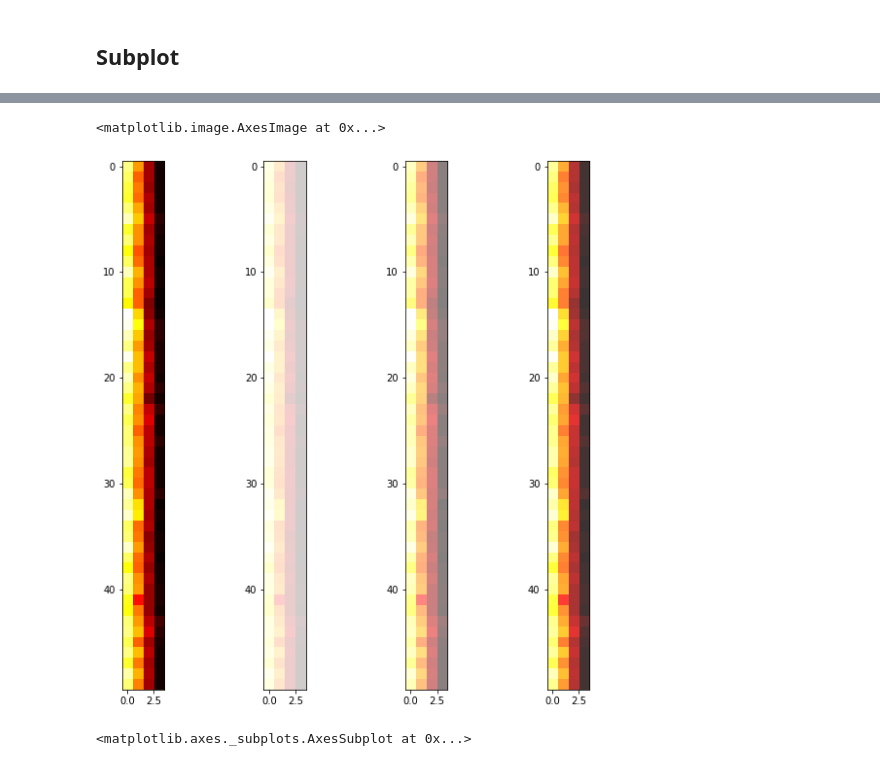
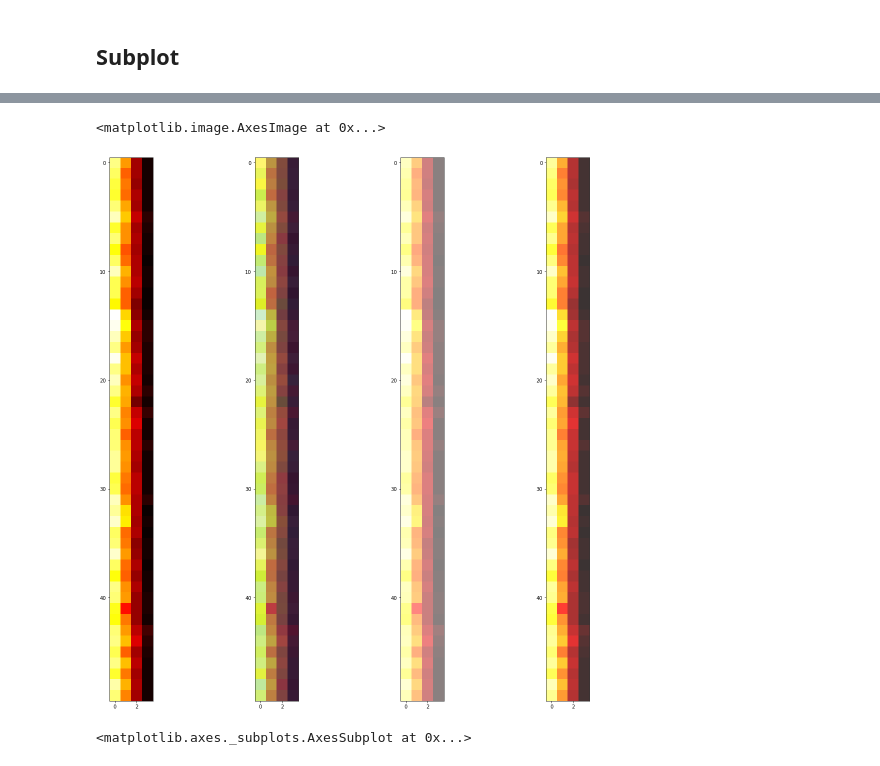
Before and after one commit to nannthd/BasicProg_DataViz65, a Jupyter notebook: DataViz01_Table_Data.ipynb, the cells around one changed output, grey strips where cells are left out. Cells and saved outputs as stored; diff of their text form; code cells hidden in the pictures.

```diff
--- a/DataViz01_Table_Data.ipynb
+++ b/DataViz01_Table_Data.ipynb
@@ -85,7 +87,7 @@ import matplotlib
 # %% [markdown]
 ## Heatmap matrix
 # %%
-matplotlib.rcParams['figure.figsize']=[25,25] #กำหนดขนาดของ figure
+#matplotlib.rcParams['figure.figsize']=[25,25] #กำหนดขนาดของ figure
 plt.imshow(df.iloc[:,:-1],interpolation='nearest')
 # %% [output]
 <matplotlib.image.AxesImage at 0x...>
@@ -98,6 +100,6 @@ plt.imshow(df.iloc[:,:-1],interpolation='nearest',cmap = 'hot')
 # %% [markdown]
 ## Subplot
 # %%
-matplotlib.rcParams['figure.figsize']=[10,10]
+matplotlib.rcParams['figure.figsize']=[20,20]
 # %%
 plt.subplot(1,3,1)  # subplot(มีกี่แถว, มีกี่หลัก, เป็นตัวที่เท่าไหร่)
@@ -114,18 +116,22 @@ plt.imshow(df.iloc[100:150,:-1],interpolation='nearest',cmap='hot')
 # %%
+# alpha คือความโปร่งใส, เต็ม1 1คือไม่โปร่งใสเลย
+plt.subplot(1,4,2)
+plt.imshow(df.iloc[50:100,:-1],interpolation='nearest',alpha = 0.8)
+
 plt.subplot(1,4,1)
 plt.imshow(df.iloc[:50,:-1],interpolation='nearest',cmap='hot')
 
 plt.subplot(1,4,2)
-plt.imshow(df.iloc[:50,:-1],interpolation='nearest',cmap='hot',alpha = 0.2)
+plt.imshow(df.iloc[:50,:-1],interpolation='nearest',cmap='hot',alpha = 0.6)
 
 plt.subplot(1,4,3)
 plt.imshow(df.iloc[:50,:-1],interpolation='nearest',cmap='hot',alpha = 0.5)
 
 plt.subplot(1,4,4)
 plt.imshow(df.iloc[:50,:-1],interpolation='nearest',cmap='hot',alpha = 0.8)
 # %% [output]
 <matplotlib.image.AxesImage at 0x...>
-[figure, old version]
+[figure, new version]
 # %%
 plt.subplot(1,2,1)
 pd.plotting.parallel_coordinates(df, 'Name', color=[[0.5,0.5,0.5,0.5],[0,0,0.8,0.5],[0.2,0.4,0.7,0.5]])
```
Also changed, not shown: parts of 7 cells of this notebook.
